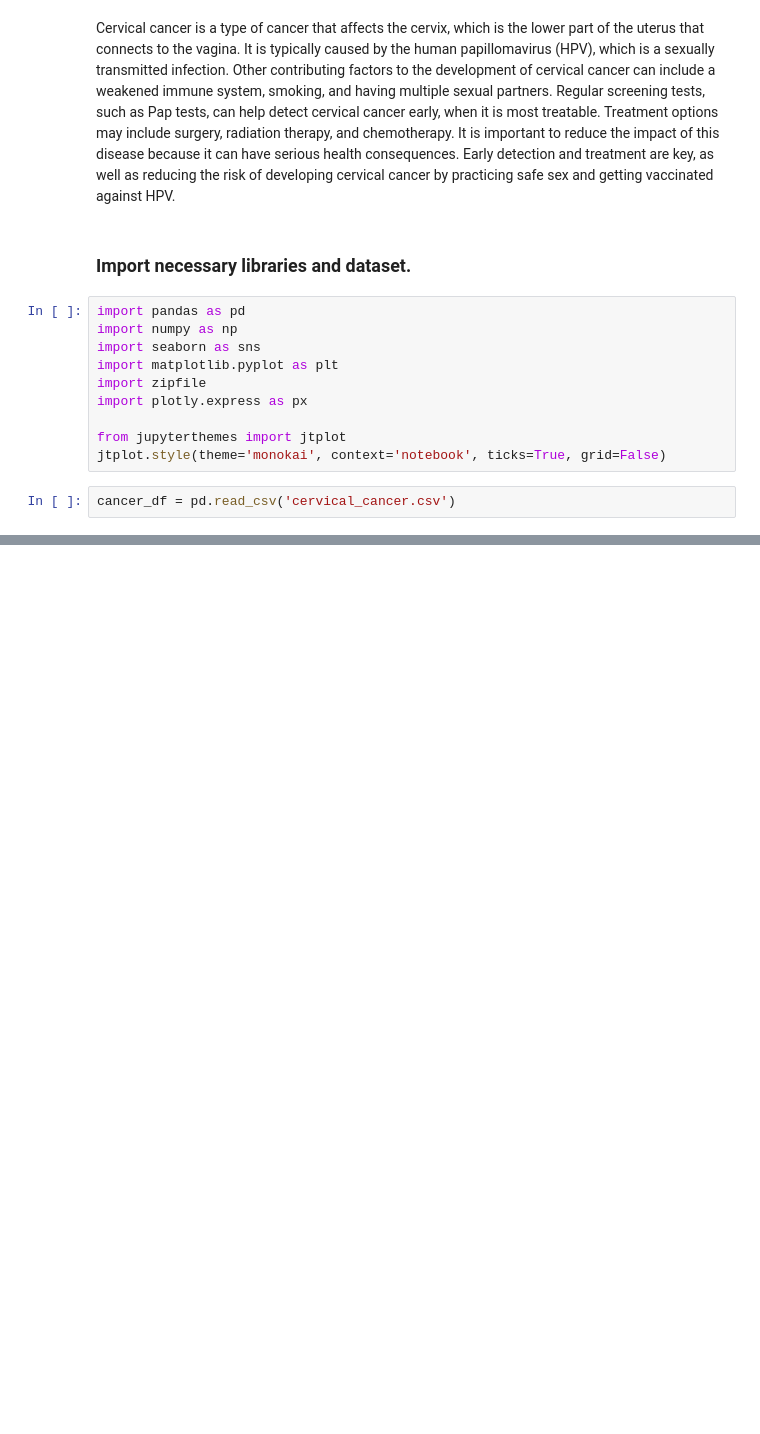
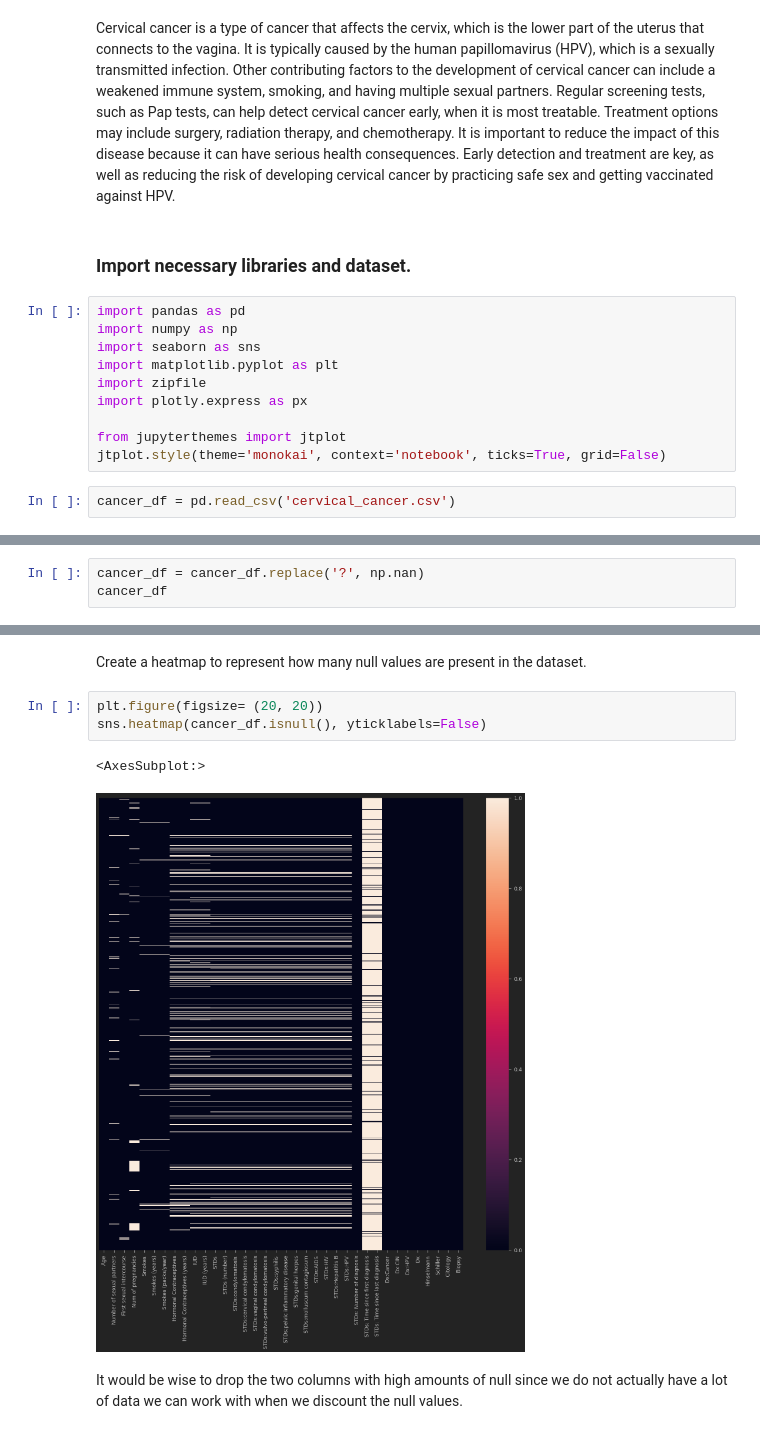
Before and after one commit to mitzu-93/cervical-cancer, a Jupyter notebook: 05122022_Cervical_Cancer_Classification.ipynb, the cells around one changed output, grey strips where cells are left out. Saved outputs shown, nothing was run; the diff lists cells and outputs as text; blank space fills up the shorter version.

```diff
--- a/05122022_Cervical_Cancer_Classification.ipynb
+++ b/05122022_Cervical_Cancer_Classification.ipynb
@@ -18,0 +55,3 @@ cancer_df = pd.read_csv('cervical_cancer.csv')
+# %%
+cancer_df = cancer_df.replace('?', np.nan)
+cancer_df
@@ -18,0 +88,10 @@ cancer_df = pd.read_csv('cervical_cancer.csv')
+# %% [markdown]
+<p>Create a heatmap to represent how many null values are present in the dataset.</p>
+# %%
+plt.figure(figsize= (20, 20))
+sns.heatmap(cancer_df.isnull(), yticklabels=False)
+# %% [output]
+<AxesSubplot:>
+[figure, added]
+# %% [markdown]
+<p>It would be wise to drop the two columns with high amounts of null since we do not actually have a lot of data we can work with when we discount the null values.</p>
```
Also changed, not shown: parts of 20 cells of this notebook.
